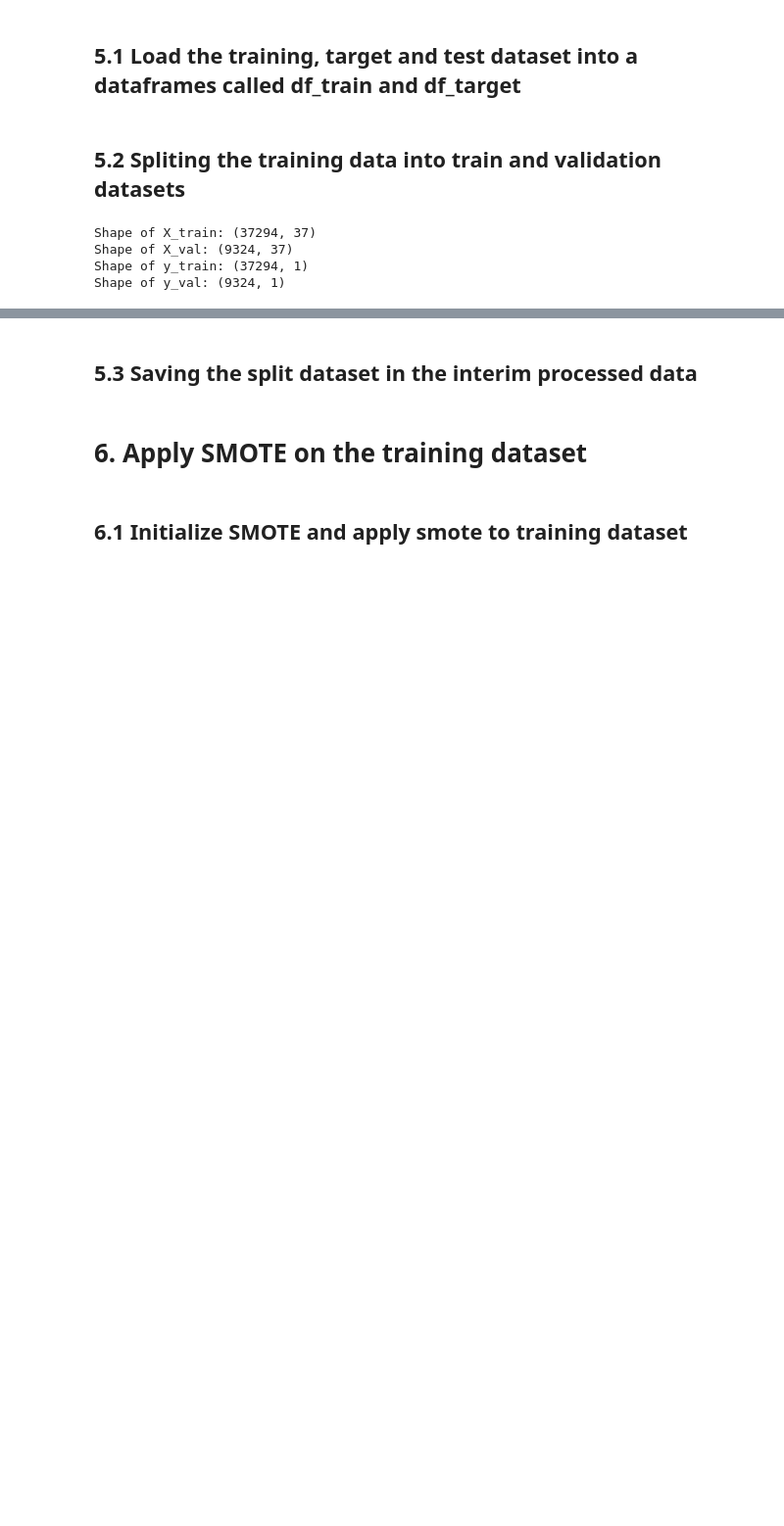
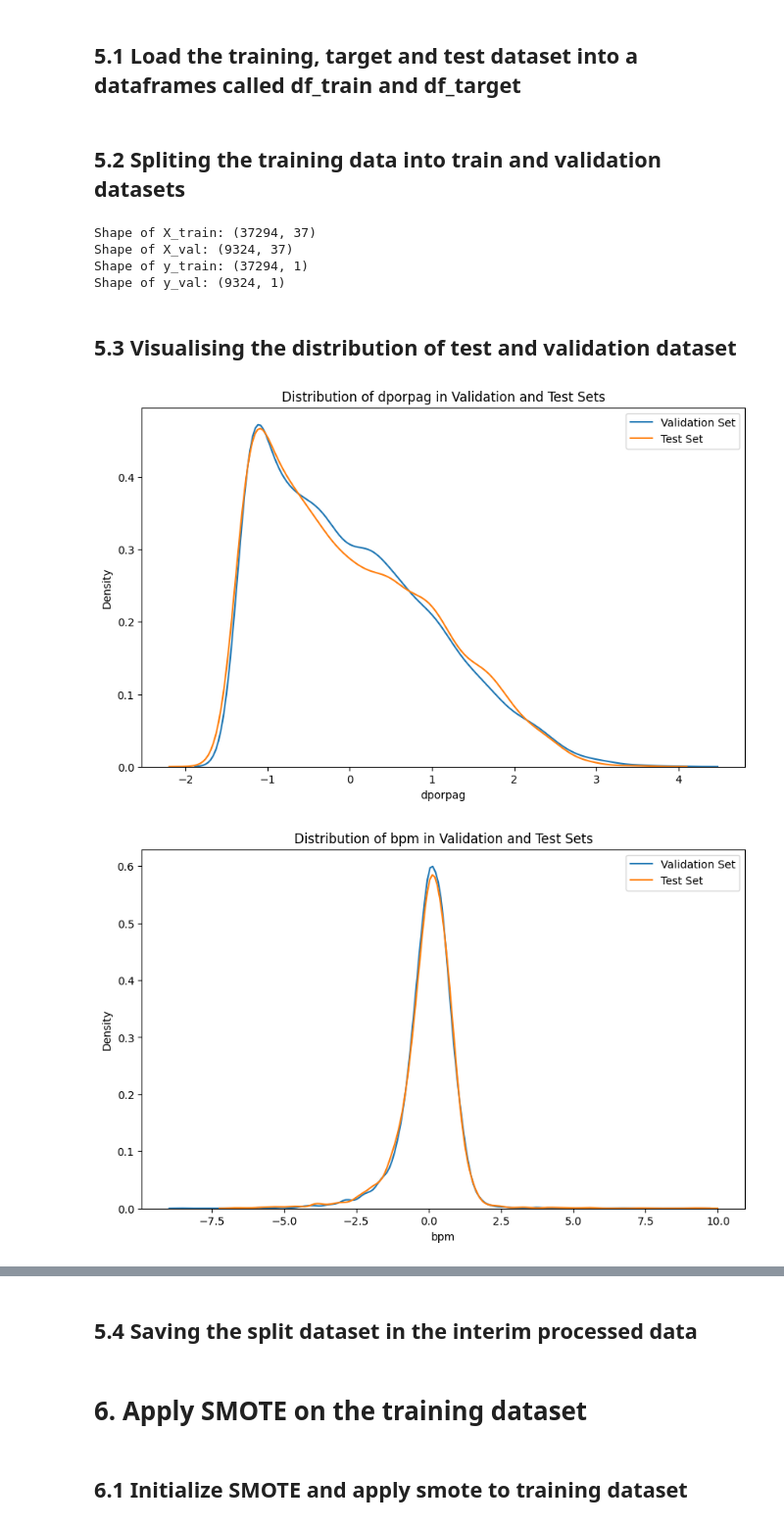
Before and after one commit to Paiynthalir/Kaggle1_NBADraft, a Jupyter notebook: notebooks/paiynthalir_nallamuthu-24715435-week4_DataPreparation.ipynb, the cells around one changed output, grey strips where cells are left out. Shown at 98% size. Drawn from its saved outputs; the diff is of its cells as text; code cells hidden in the pictures; blank space fills up the shorter version.

Commit message:
added some visuals

```diff
--- a/notebooks/paiynthalir_nallamuthu-24715435-week4_DataPreparation.ipynb
+++ b/notebooks/paiynthalir_nallamuthu-24715435-week4_DataPreparation.ipynb
@@ -519,3 +519,19 @@ Shape of X_train: (37294, 37)
 Shape of X_val: (9324, 37)
 Shape of y_train: (37294, 1)
 Shape of y_val: (9324, 1)
+# %% [markdown]
+## 5.3 Visualising the distribution of test and validation dataset
+# %%
+import matplotlib.pyplot as plt
+import seaborn as sns
+
+for feature in ['dporpag', 'bpm', 'adjoe', 'usg', 'GP']:
+    plt.figure(figsize=(10, 6))
+    sns.kdeplot(X_val[feature], label='Validation Set')
+    sns.kdeplot(df_test_cleaned_scaled[feature], label='Test Set')
+    plt.title(f'Distribution of {feature} in Validation and Test Sets')
+    plt.legend()
+    plt.show()
+# %% [output]
+[figure, added]
+[figure, added]
@@ -522,5 +541,5 @@ Shape of y_val: (9324, 1)
 # %% [markdown]
-## 5.3 Saving the split dataset in the interim processed data
+## 5.4 Saving the split dataset in the interim processed data
 # %%
 # Training data
 X_train.to_parquet('../data/processed/X_train.parquet', index=False, engine='pyarrow')
```
Also changed, not shown: parts of 1 cell of this notebook.
